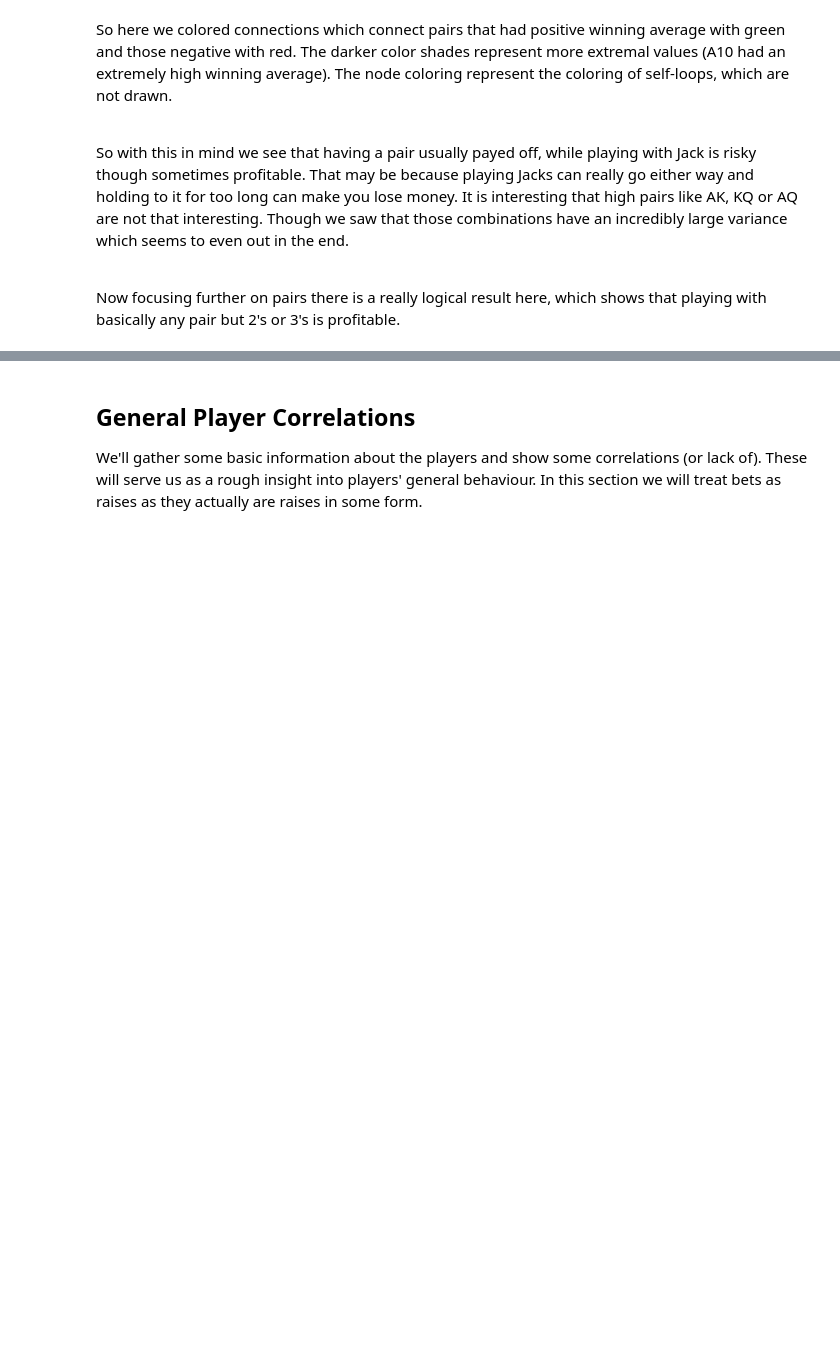
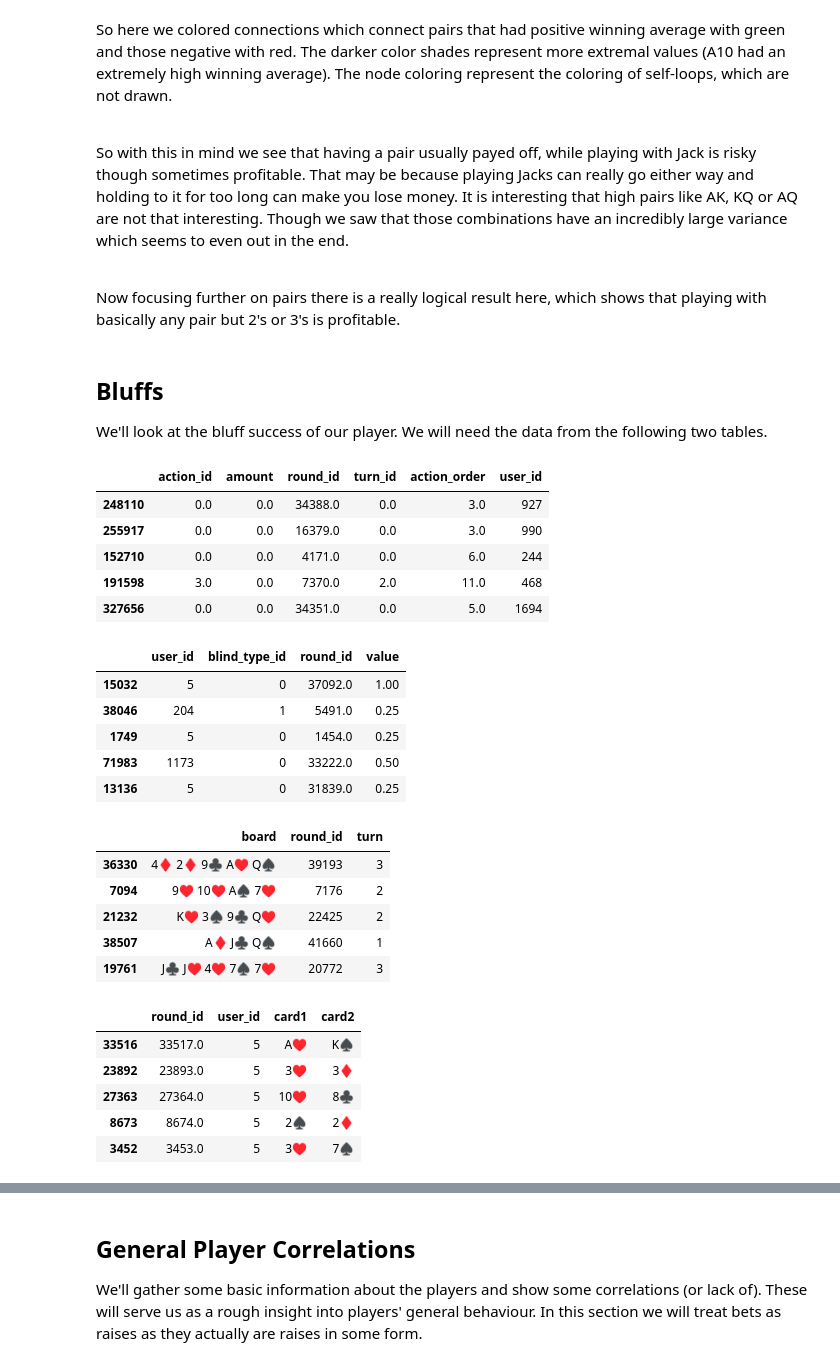
Before and after one commit to kuco23/PokerPlayerPatterns, a Jupyter notebook: notebook.ipynb, the cells around one changed output, grey strips where cells are left out. Cells and saved outputs as stored; diff of their text form; code cells hidden in the pictures; blank space fills up the shorter version.

```diff
--- a/notebook.ipynb
+++ b/notebook.ipynb
@@ -225,3 +217,36 @@ So here we colored connections which connect pairs that had positive winning ave
 So with this in mind we see that having a pair usually payed off, while playing with Jack is risky though sometimes profitable. That may be because playing Jacks can really go either way and holding to it for too long can make you lose money. It is interesting that high pairs like AK, KQ or AQ are not that interesting. Though we saw that those combinations have an incredibly large variance which seems to even out in the end. <br /><br />
 
 Now focusing further on pairs there is a really logical result here, which shows that playing with basically any pair but 2's or 3's is profitable.
+# %% [markdown]
+## Bluffs
+We'll look at the bluff success of our player. We will need the data from the following two tables.
+# %%
+display(actions.sample(5))
+display(blinds.sample(5))
+display(board.sample(5))
+display(received_cards.sample(5))
+# %% [output]
+|  | action_id | amount | round_id | turn_id | action_order | user_id |
+| 248110 | 0.0 | 0.0 | 34388.0 | 0.0 | 3.0 | 927 |
+| 255917 | 0.0 | 0.0 | 16379.0 | 0.0 | 3.0 | 990 |
+| 152710 | 0.0 | 0.0 | 4171.0 | 0.0 | 6.0 | 244 |
+| 191598 | 3.0 | 0.0 | 7370.0 | 2.0 | 11.0 | 468 |
+| 327656 | 0.0 | 0.0 | 34351.0 | 0.0 | 5.0 | 1694 |
+|  | user_id | blind_type_id | round_id | value |
+| 15032 | 5 | 0 | 37092.0 | 1.00 |
+| 38046 | 204 | 1 | 5491.0 | 0.25 |
+| 1749 | 5 | 0 | 1454.0 | 0.25 |
+| 71983 | 1173 | 0 | 33222.0 | 0.50 |
+| 13136 | 5 | 0 | 31839.0 | 0.25 |
+|  | board | round_id | turn |
+| 36330 | 4♦ 2♦ 9♣ A♥ Q♠ | 39193 | 3 |
+| 7094 | 9♥ 10♥ A♠ 7♥ | 7176 | 2 |
+| 21232 | K♥ 3♠ 9♣ Q♥ | 22425 | 2 |
+| 38507 | A♦ J♣ Q♠ | 41660 | 1 |
+| 19761 | J♣ J♥ 4♥ 7♠ 7♥ | 20772 | 3 |
+|  | round_id | user_id | card1 | card2 |
+| 33516 | 33517.0 | 5 | A♥ | K♠ |
+| 23892 | 23893.0 | 5 | 3♥ | 3♦ |
+| 27363 | 27364.0 | 5 | 10♥ | 8♣ |
+| 8673 | 8674.0 | 5 | 2♠ | 2♦ |
+| 3452 | 3453.0 | 5 | 3♥ | 7♠ |
```
Also changed, not shown: parts of 12 cells of this notebook, 6 other files.
